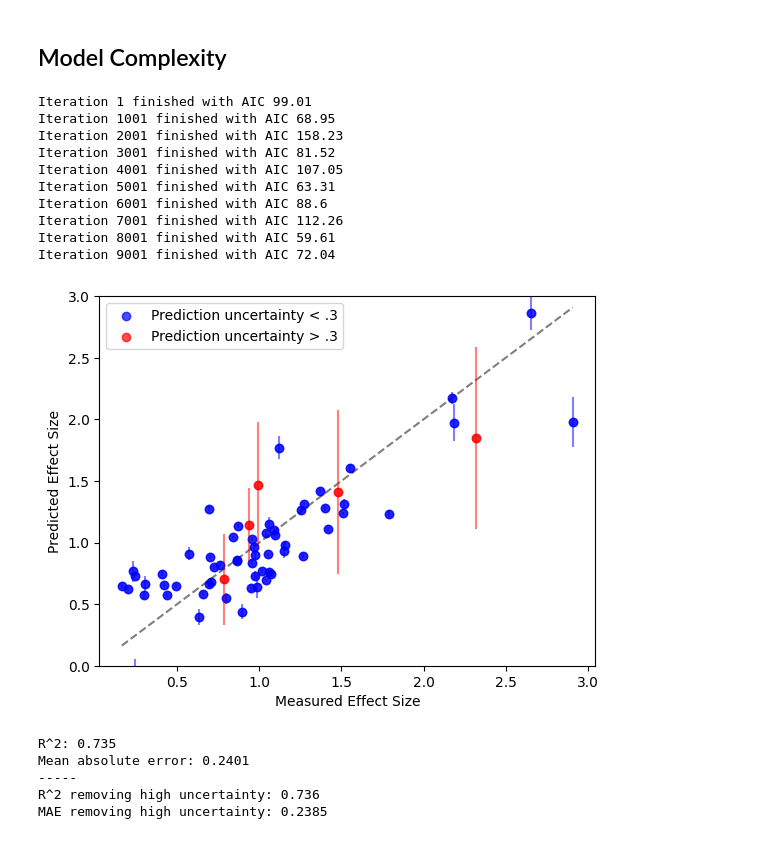
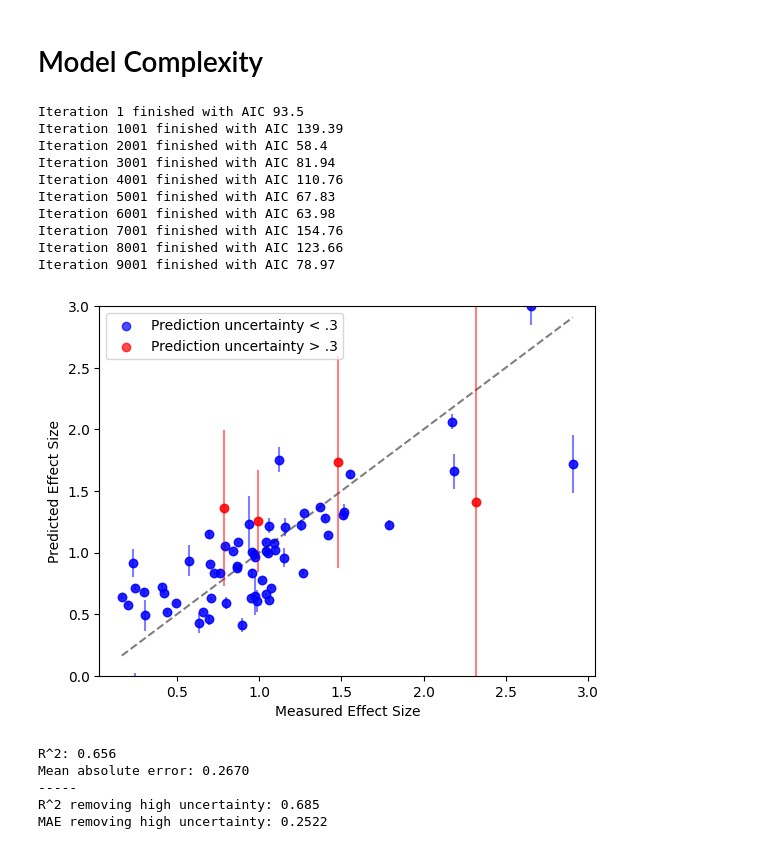
Before and after one commit to oross314/Modeling-Active-Learning-Classrooms, a Jupyter notebook: COPUS_narrowing.ipynb, the cells around one changed output. Saved outputs shown, nothing was run; the diff lists cells and outputs as text; code cells hidden in the pictures.

```diff
--- a/COPUS_narrowing.ipynb
+++ b/COPUS_narrowing.ipynb
@@ -9,7 +9,8 @@ from functions import *
 #Read in data file (see data_processing.ipynb for how this file is generated)
 #Keep only Lec, CG, WG, and SQ codes (see paper for discussion of feature selection)
 codes_and_CIs = pd.read_csv('Published Data/combined_COPUS_CI_data.csv')
-measured_data = pd.read_csv('Measured Data/MASTER.csv')
+measured_data = pd.read_csv('Measured Data/measured_data.csv')
+measured_data = measured_data[measured_data['PreMean'] < .6]
 #concat
 codes_and_CIs = pd.concat([codes_and_CIs, measured_data], axis=0, ignore_index=True)
 
@@ -264,0 +376,17 @@ MAE removing high uncertainty: 0.2939
+# %%
+#combine all group work
+
+#combine WG and OG
+
+#these will be input features for the model
+data = codes_and_CIs[[ 'Lec', 'CG', 'WG', 'OG', 'SQ' ]].to_numpy()
+data[:, 2] = data[:, 2] + data[:, 3] + data[:, 1]
+data = data[:, [0,  2, 4]] #remove OG
+#This is a linear regression model, but we use nonlinear terms by adding polynomila features
+data = add_cross_terms(data)
+
+keepers, AICs, good_fits = feature_selection(data, target, its=10000, n =1, prt = True, num_choose = 10)
+
+LOO_predictions_mean, LOO_predictions_std, LOO_weights = bootstrap_LOO(data, target, keepers, good_fits, bootstrap_n=300)
+
+LOO_plot(target, LOO_predictions_mean, LOO_predictions_std)
@@ -265,5 +410,5 @@ MAE removing high uncertainty: 0.2939
 # %% [markdown]
-## Model Complexity
+# Model Complexity
 # %%
 #up to third order terms
 
@@ -314,32 +459,32 @@ def add_cross_terms_3(data):
 # %%
 #up to thrid order
 # #these will be input features for the model
 data = codes_and_CIs[[ 'Lec', 'CG', 'WG',  'OG', 'SQ', ]].to_numpy()
 #This is a linear regression model, but we use nonlinear terms by adding polynomila features
 data = add_cross_terms_3(data)
 
-keepers, AICs, good_fits = feature_selection(data, target, its=10000, n =1, prt = True, num_choose = 5)
+keepers, AICs, good_fits = feature_selection(data, target, its=10000, n =1, prt = True, num_choose = 10)
 
 LOO_predictions_mean, LOO_predictions_std, LOO_weights = bootstrap_LOO(data, target, keepers, good_fits, bootstrap_n=300)
 
 LOO_plot(target, LOO_predictions_mean, LOO_predictions_std)
 # %% [output]
-Iteration 1 finished with AIC 99.01
-Iteration 1001 finished with AIC 68.95
-Iteration 2001 finished with AIC 158.23
-Iteration 3001 finished with AIC 81.52
-Iteration 4001 finished with AIC 107.05
-Iteration 5001 finished with AIC 63.31
-Iteration 6001 finished with AIC 88.6
-Iteration 7001 finished with AIC 112.26
-Iteration 8001 finished with AIC 59.61
-Iteration 9001 finished with AIC 72.04
+Iteration 1 finished with AIC 93.5
+Iteration 1001 finished with AIC 139.39
+Iteration 2001 finished with AIC 58.4
+Iteration 3001 finished with AIC 81.94
+Iteration 4001 finished with AIC 110.76
+Iteration 5001 finished with AIC 67.83
+Iteration 6001 finished with AIC 63.98
+Iteration 7001 finished with AIC 154.76
+Iteration 8001 finished with AIC 123.66
+Iteration 9001 finished with AIC 78.97
-[figure, old version]
+[figure, new version]
-R^2: 0.735
-Mean absolute error: 0.2401
+R^2: 0.656
+Mean absolute error: 0.2670
 -----
-R^2 removing high uncertainty: 0.736
-MAE removing high uncertainty: 0.2385
+R^2 removing high uncertainty: 0.685
+MAE removing high uncertainty: 0.2522
 # %%
 #up to second order terms
 
```
Also changed, not shown: parts of 25 cells of this notebook, 6 other files.
